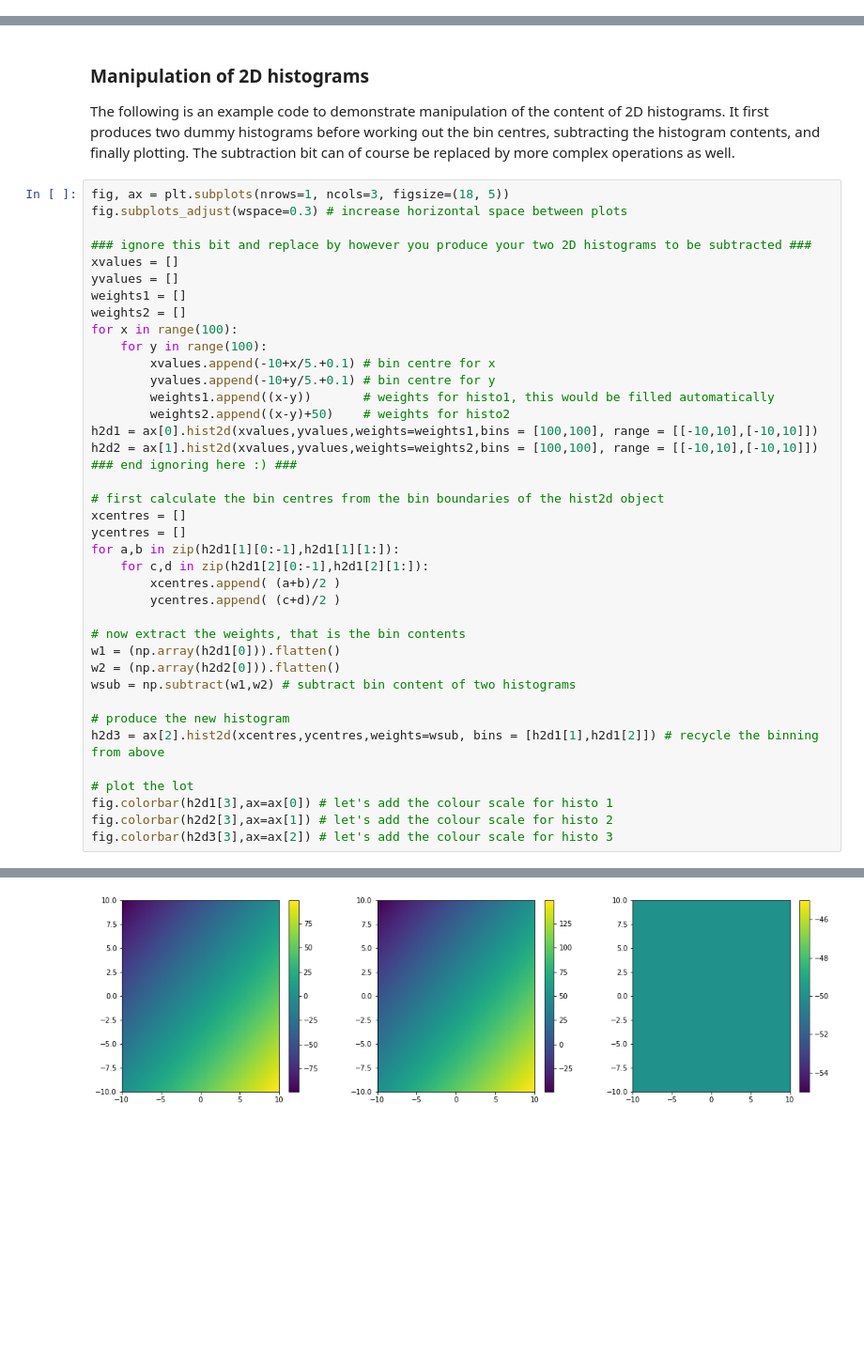
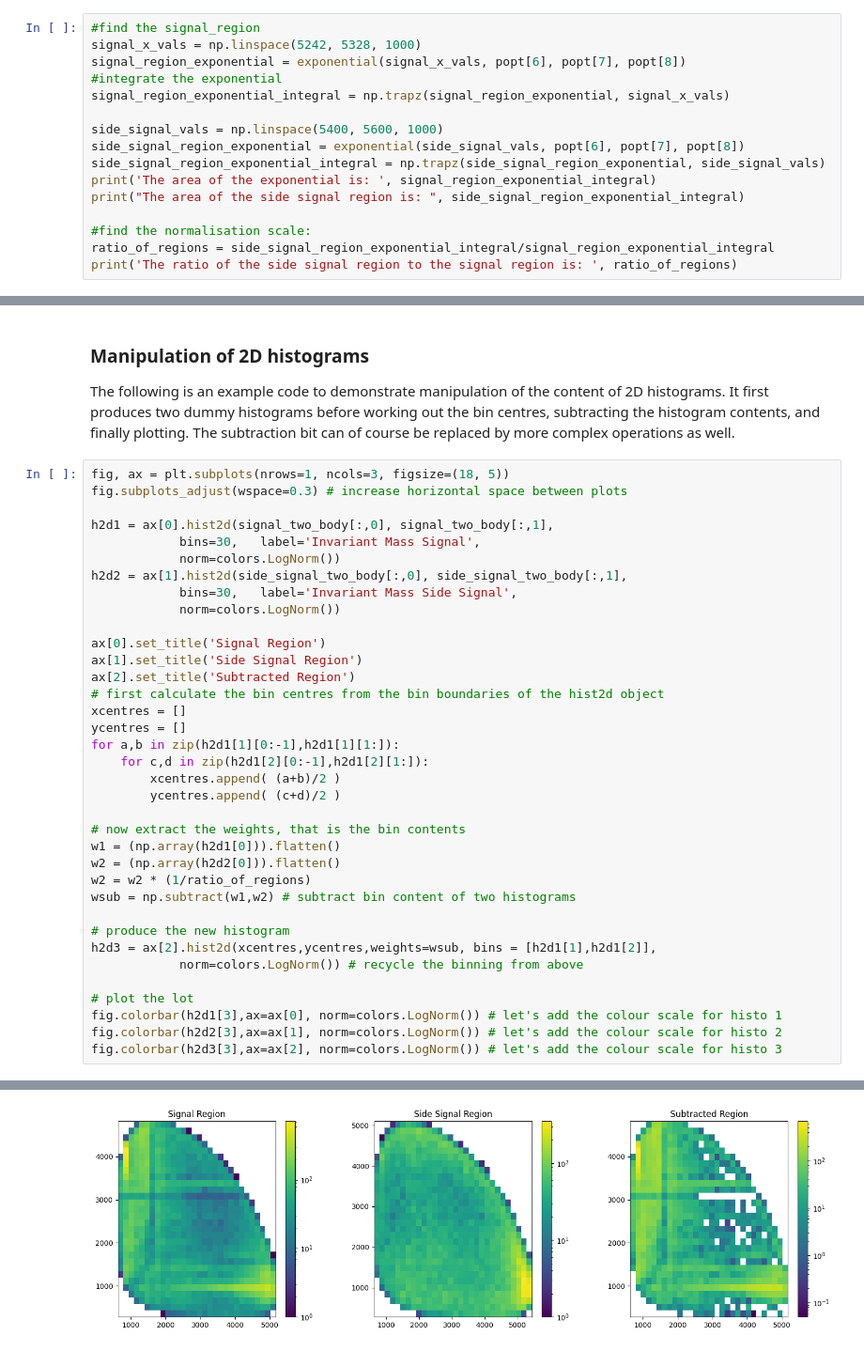
Before and after one commit to aavashsubedi/labs_yr3, a Jupyter notebook: matter_antimatter/aavash.ipynb, the cells around one changed output, grey strips where cells are left out. Shown at 94% size. Cells and saved outputs as stored; diff of their text form; blank space fills up the shorter version.

Commit message:
Added Dalitz plot for all data points

```diff
--- a/matter_antimatter/aavash.ipynb
+++ b/matter_antimatter/aavash.ipynb
@@ -975,0 +1326,16 @@ plt.hist2d(two_body_resonance[:,0], two_body_resonance[:,1],
+# %%
+#find the signal_region
+signal_x_vals = np.linspace(5242, 5328, 1000)
+signal_region_exponential = exponential(signal_x_vals, popt[6], popt[7], popt[8])
+#integrate the exponential
+signal_region_exponential_integral = np.trapz(signal_region_exponential, signal_x_vals)
+
+side_signal_vals = np.linspace(5400, 5600, 1000)
+side_signal_region_exponential = exponential(side_signal_vals, popt[6], popt[7], popt[8])
+side_signal_region_exponential_integral = np.trapz(side_signal_region_exponential, side_signal_vals)
+print('The area of the exponential is: ', signal_region_exponential_integral)
+print("The area of the side signal region is: ", side_signal_region_exponential_integral)
+
+#find the normalisation scale:
+ratio_of_regions = side_signal_region_exponential_integral/signal_region_exponential_integral
+print('The ratio of the side signal region to the signal region is: ', ratio_of_regions)
@@ -980,42 +1421,39 @@ The following is an example code to demonstrate manipulation of the content of 2
 # %%
 fig, ax = plt.subplots(nrows=1, ncols=3, figsize=(18, 5))
 fig.subplots_adjust(wspace=0.3) # increase horizontal space between plots
 
-### ignore this bit and replace by however you produce your two 2D histograms to be subtracted ###
-xvalues = []
-yvalues = []
-weights1 = []
-weights2 = []
-for x in range(100):
-    for y in range(100):
-        xvalues.append(-10+x/5.+0.1) # bin centre for x
-        yvalues.append(-10+y/5.+0.1) # bin centre for y
-        weights1.append((x-y))       # weights for histo1, this would be filled automatically
-        weights2.append((x-y)+50)    # weights for histo2
-h2d1 = ax[0].hist2d(xvalues,yvalues,weights=weights1,bins = [100,100], range = [[-10,10],[-10,10]])
-h2d2 = ax[1].hist2d(xvalues,yvalues,weights=weights2,bins = [100,100], range = [[-10,10],[-10,10]])
-### end ignoring here :) ###
+h2d1 = ax[0].hist2d(signal_two_body[:,0], signal_two_body[:,1],
+            bins=30,   label='Invariant Mass Signal',
+            norm=colors.LogNorm())
+h2d2 = ax[1].hist2d(side_signal_two_body[:,0], side_signal_two_body[:,1],
+            bins=30,   label='Invariant Mass Side Signal',
+            norm=colors.LogNorm())
 
+ax[0].set_title('Signal Region')
+ax[1].set_title('Side Signal Region')
+ax[2].set_title('Subtracted Region')
 # first calculate the bin centres from the bin boundaries of the hist2d object
 xcentres = []
 ycentres = []
 for a,b in zip(h2d1[1][0:-1],h2d1[1][1:]):
     for c,d in zip(h2d1[2][0:-1],h2d1[2][1:]):
         xcentres.append( (a+b)/2 )
         ycentres.append( (c+d)/2 )
 
 # now extract the weights, that is the bin contents
 w1 = (np.array(h2d1[0])).flatten()
 w2 = (np.array(h2d2[0])).flatten()
+w2 = w2 * (1/ratio_of_regions)
 wsub = np.subtract(w1,w2) # subtract bin content of two histograms
 
 # produce the new histogram
-h2d3 = ax[2].hist2d(xcentres,ycentres,weights=wsub, bins = [h2d1[1],h2d1[2]]) # recycle the binning from above
+h2d3 = ax[2].hist2d(xcentres,ycentres,weights=wsub, bins = [h2d1[1],h2d1[2]],
+            norm=colors.LogNorm()) # recycle the binning from above
 
 # plot the lot
-fig.colorbar(h2d1[3],ax=ax[0]) # let's add the colour scale for histo 1
-fig.colorbar(h2d2[3],ax=ax[1]) # let's add the colour scale for histo 2
-fig.colorbar(h2d3[3],ax=ax[2]) # let's add the colour scale for histo 3
+fig.colorbar(h2d1[3],ax=ax[0], norm=colors.LogNorm()) # let's add the colour scale for histo 1
+fig.colorbar(h2d2[3],ax=ax[1], norm=colors.LogNorm()) # let's add the colour scale for histo 2
+fig.colorbar(h2d3[3],ax=ax[2], norm=colors.LogNorm()) # let's add the colour scale for histo 3
 # %% [output]
 <matplotlib.colorbar.Colorbar at 0x...>
-[figure, old version]
+[figure, new version]
```
Also changed, not shown: parts of 54 cells of this notebook, 11 other files.
